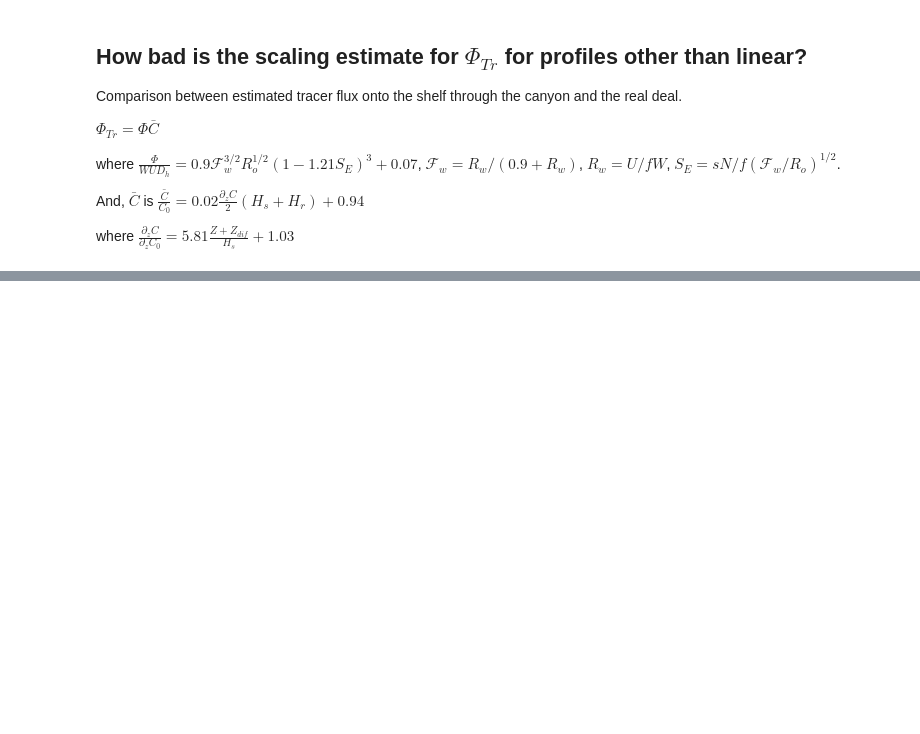
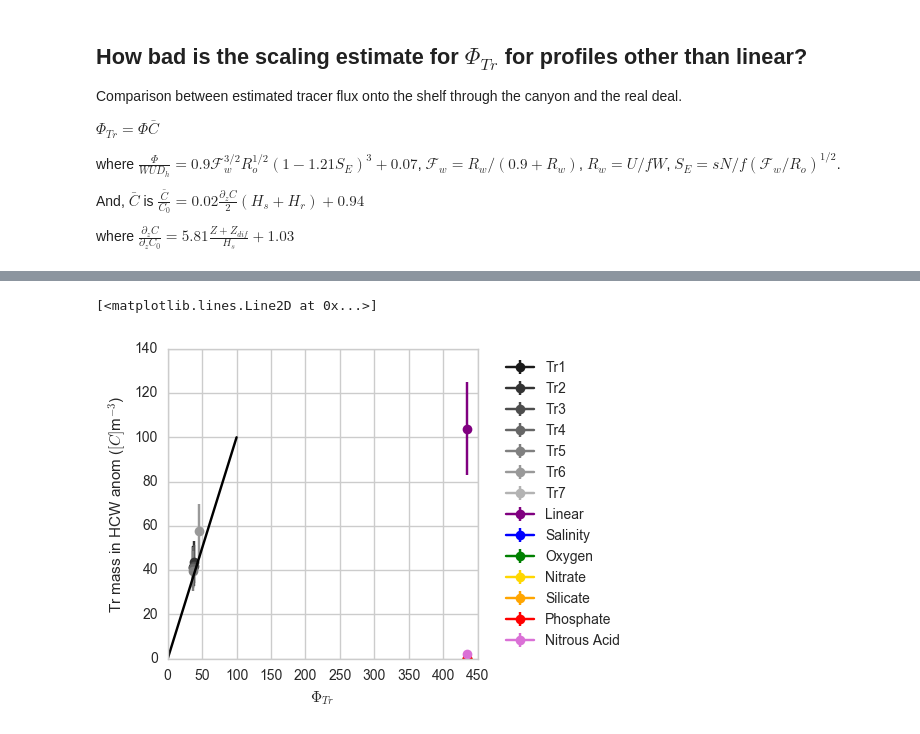
Before and after one commit to UBC-MOAD/outputanalysisnotebooks, a Jupyter notebook: NutrientProfiles/Parabolic/How_far_from_real_profiles.ipynb, the cells around one changed output, grey strips where cells are left out. Cells and saved outputs as stored; diff of their text form; code cells hidden in the pictures; blank space fills up the shorter version.

```diff
--- a/NutrientProfiles/Parabolic/How_far_from_real_profiles.ipynb
+++ b/NutrientProfiles/Parabolic/How_far_from_real_profiles.ipynb
@@ -147,0 +220,30 @@ ax.set_ylim(-5,140)
+# %%
+fig,ax = plt.subplots(1,1,figsize=(4,4))
+
+for TrMass, C, lab, col in zip(Mass_Para,Cd6_Para,labels_Para,colours_Para):
+
+    mass_can_eff = dfLWR[TrMass]-dfLWRnoc[TrMass]
+    PhiTr = np.mean(np.array([(mass_can_eff[ii]-mass_can_eff[ii-1])/(time[ii]-time[ii-1]) for ii in range (8,15)]))
+    PhiTr_std = np.std(np.array([(mass_can_eff[ii]-mass_can_eff[ii-1])/(time[ii]-time[ii-1]) for ii in range (8,15)]))
+
+    scale_PhiTr = HA2013*C
+    ax.errorbar(scale_PhiTr/1E4, PhiTr/1E4, yerr=PhiTr_std/1E4, color=col, label=lab, marker='o')
+
+for TrMass, Cd6, lab, col in zip(Mass_Bark,Cd6_Para,labels_Bark,colours_Bark):
+
+    mass_can_eff = dfBAR[TrMass]-dfBARnoc[TrMass]
+    PhiTr = np.mean(np.array([(mass_can_eff[ii]-mass_can_eff[ii-1])/(time[ii]-time[ii-1]) for ii in range (8,15)]))
+    PhiTr_std = np.std(np.array([(mass_can_eff[ii]-mass_can_eff[ii-1])/(time[ii]-time[ii-1]) for ii in range (8,15)]))
+
+    scale_PhiTr = HA2013*C
+
+    ax.errorbar(scale_PhiTr/1E4, PhiTr/1E4, yerr=PhiTr_std/1E4, color=col, label=lab, marker='o')
+
+ax.legend(bbox_to_anchor=(1.5,1),ncol=1, columnspacing=0.1)
+ax.set_xlabel(r'$\Phi_{Tr}$')
+ax.set_ylabel('Tr mass in HCW anom ($[C]$m$^{-3}$)')
+
+ax.plot(np.arange(0,140,50),np.arange(0,140,50),'-k')
+# %% [output]
+[<matplotlib.lines.Line2D at 0x...>]
+[figure, added]
```
Also changed, not shown: parts of 4 cells of this notebook, 1 other file.
